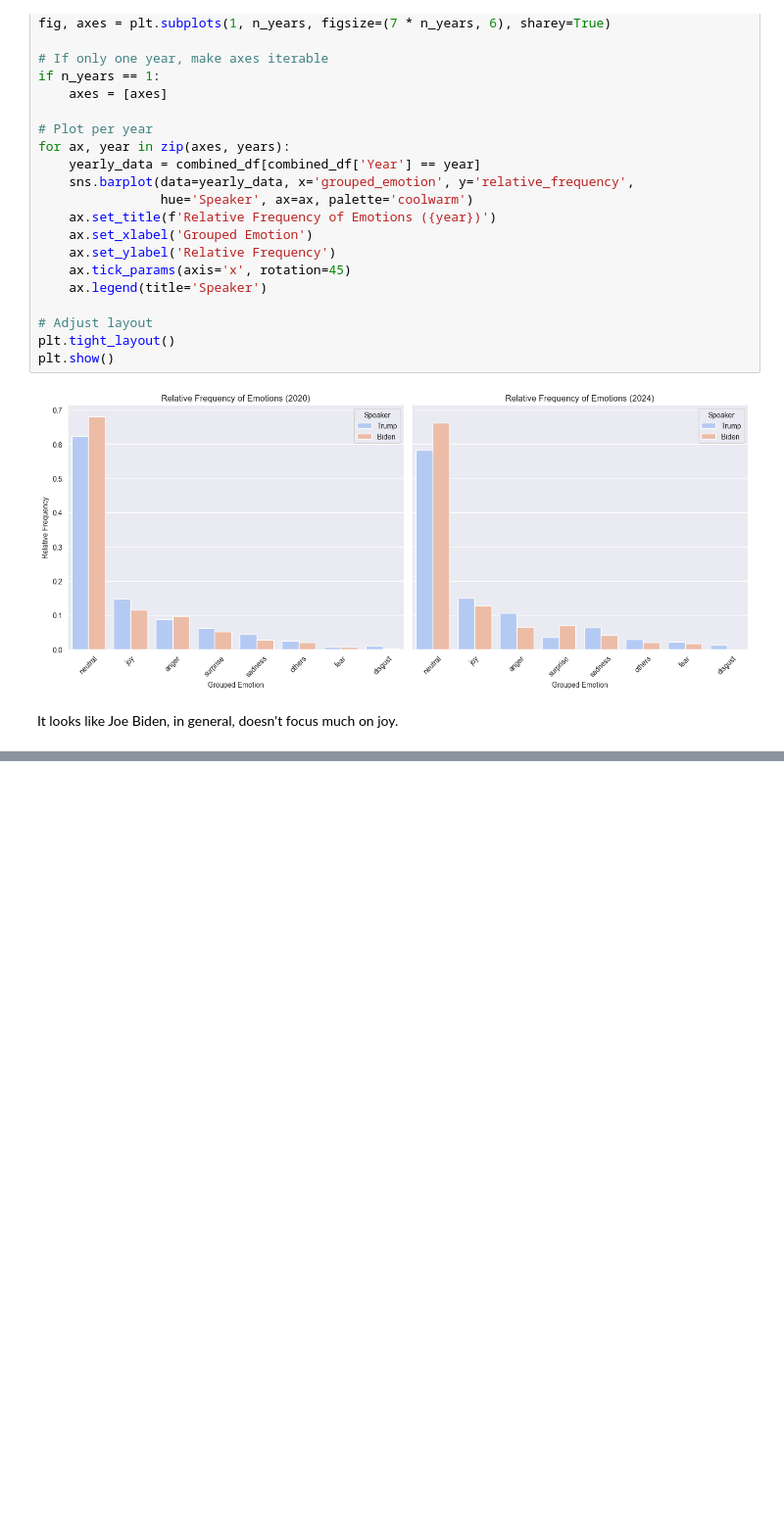
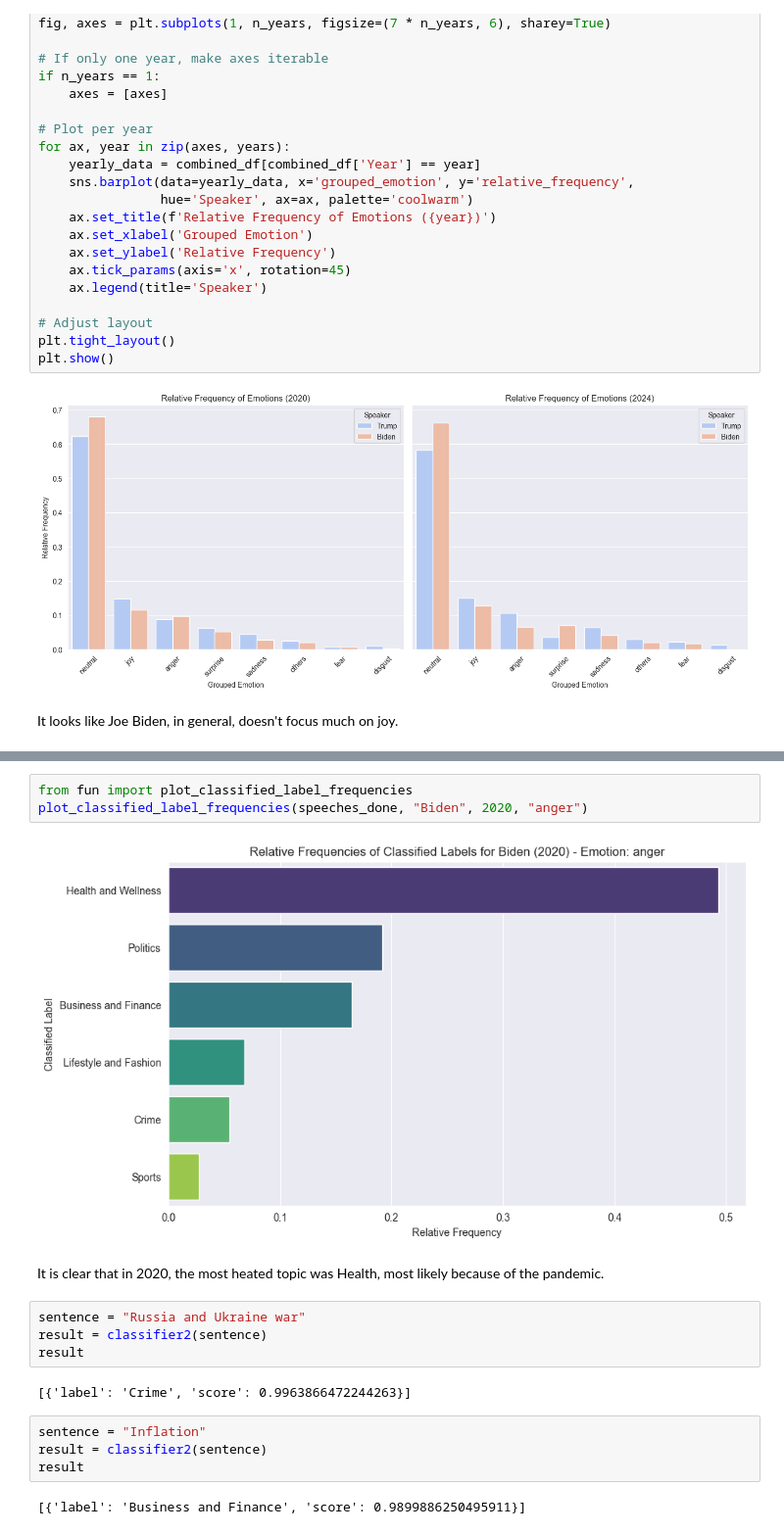
Before and after one commit to chiesastefano/politicalText, a Jupyter notebook: sample.ipynb, the cells around one changed output, grey strips where cells are left out. Shown: that part at 98% size. Saved outputs shown, nothing was run; the diff lists cells and outputs as text; blank space fills up the shorter version.

```diff
--- a/sample.ipynb
+++ b/sample.ipynb
@@ -544,0 +600,19 @@ It looks like Joe Biden, in general, doesn't focus much on joy.
+# %%
+from fun import plot_classified_label_frequencies
+plot_classified_label_frequencies(speeches_done, "Biden", 2020, "anger")
+# %% [output]
+[figure, added]
+# %% [markdown]
+It is clear that in 2020, the most heated topic was Health, most likely because of the pandemic.
+# %%
+sentence = "Russia and Ukraine war"
+result = classifier2(sentence)
+result
+# %% [output]
+[{'label': 'Crime', 'score': 0.9963866472244263}]
+# %%
+sentence = "Inflation"
+result = classifier2(sentence)
+result
+# %% [output]
+[{'label': 'Business and Finance', 'score': 0.9899886250495911}]
```
Also changed, not shown: parts of 30 cells of this notebook, 2 other files.
